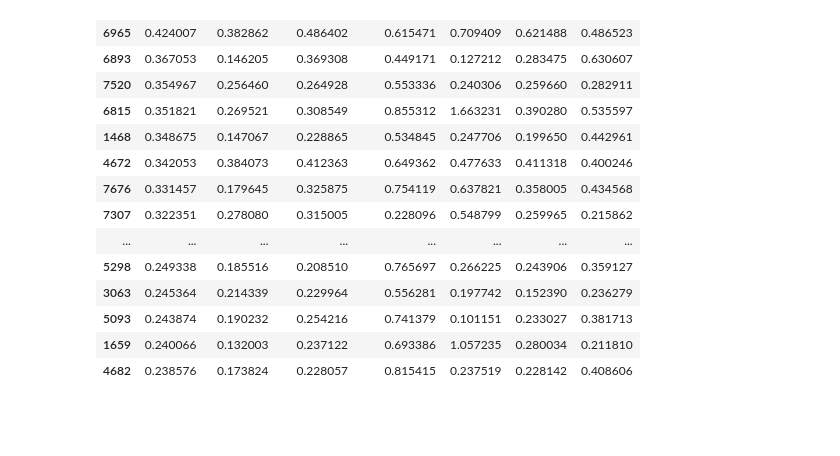
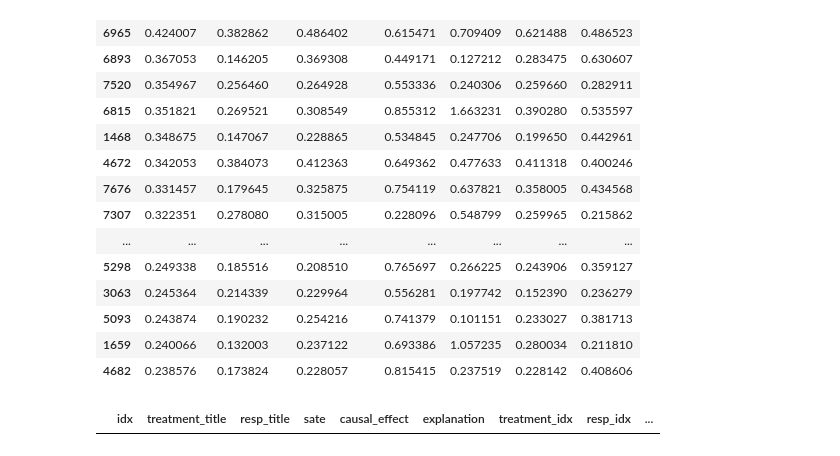
Before and after one commit to zivwhd/scmsim, a Jupyter notebook: notebooks/BenchmarkSim.ipynb, the cells around one changed output. Saved outputs shown, nothing was run; the diff lists cells and outputs as text; code cells hidden in the pictures; blank space fills up the shorter version.

```diff
--- a/notebooks/BenchmarkSim.ipynb
+++ b/notebooks/BenchmarkSim.ipynb
@@ -216,3 +194,9 @@ cdf.sort_values(by="ate", ascending=False)[["ate","MF30.IPW","MF30.IPW.s","MF30.
 | 5093 | 0.243874 | 0.190232 | 0.254216 | 0.741379 | 0.101151 | 0.233027 | 0.381713 |
 | 1659 | 0.240066 | 0.132003 | 0.237122 | 0.693386 | 1.057235 | 0.280034 | 0.211810 |
 | 4682 | 0.238576 | 0.173824 | 0.228057 | 0.815415 | 0.237519 | 0.228142 | 0.408606 |
+# %%
+aaa = pd.read_csv(paths.get_product_csv('CausalSim.MovieLens1M.MF40/gt.filtered.8'))
+# %%
+aaa[aaa["treatment_idx"]==1]
+# %% [output]
+|  | idx | treatment_title | resp_title | sate | causal_effect | explanation | treatment_idx | resp_idx | ... |
```
Also changed, not shown: parts of 17 cells of this notebook.
